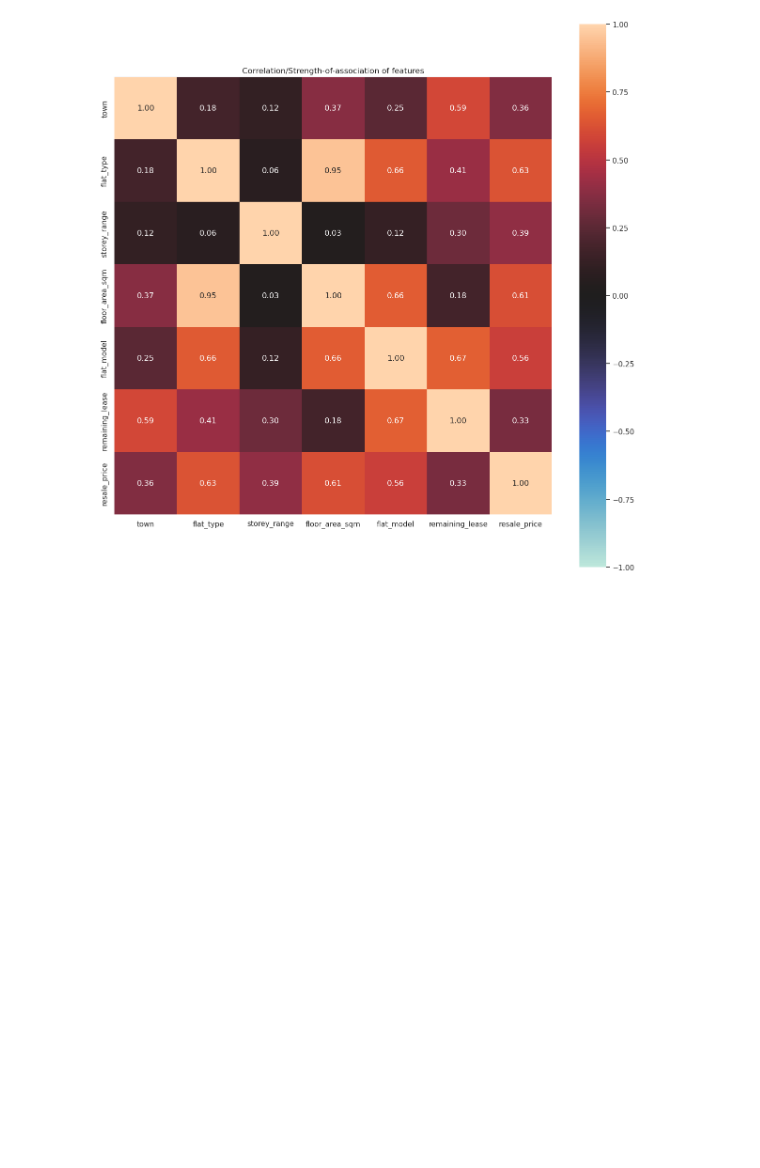
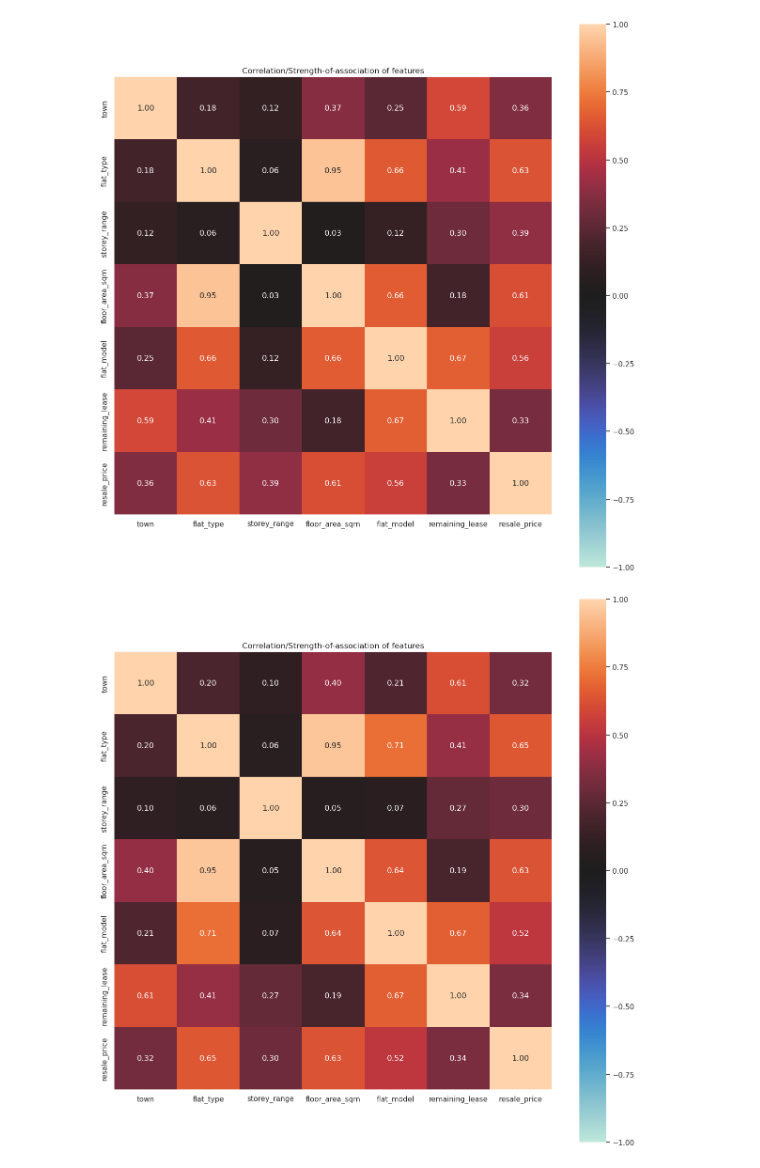
Before and after one commit to Amizzuddin/cc0002, a Jupyter notebook: main.ipynb, the cells around one changed output. Drawn from its saved outputs; the diff is of its cells as text; code cells hidden in the pictures; blank space fills up the shorter version.

```diff
--- a/main.ipynb
+++ b/main.ipynb
@@ -90,3 +102,3 @@ CleanUpDataset.describe()
 # %%
-# RemovedOutlierDataset = remove_outliers(CleanUpDataset)
-# RemovedOutlierDataset.info()
+RemovedOutlierDataset = remove_outliers(CleanUpDataset)
+RemovedOutlierDataset.info()
@@ -98,2 +124,6 @@ generate_numerical_categorical_heatmap(CleanUpDataset)
 # %% [output]
 [figure]
+# %%
+generate_numerical_categorical_heatmap(RemovedOutlierDataset)
+# %% [output]
+[figure, added]
```
Also changed, not shown: parts of 9 cells of this notebook, 2 other files.
